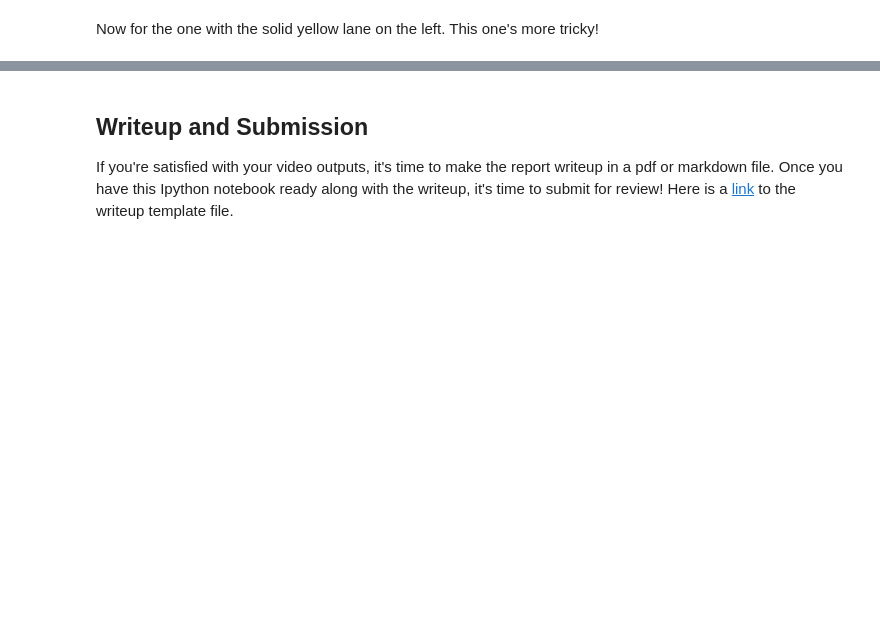
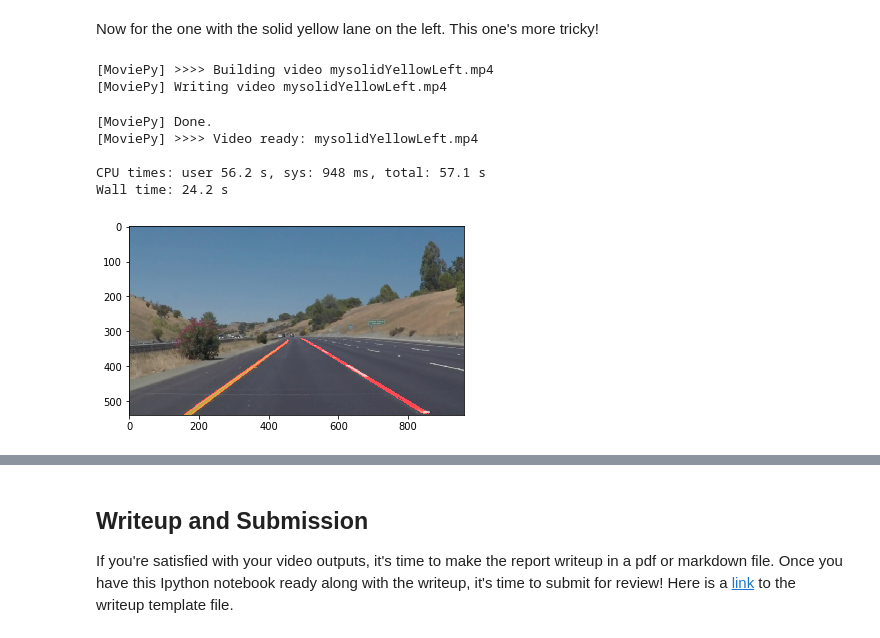
Before and after one commit to sameerppatil/CarND-Lane-Finding, a Jupyter notebook: P1.ipynb, the cells around one changed output, grey strips where cells are left out. Cells and saved outputs as stored; diff of their text form; code cells hidden in the pictures; blank space fills up the shorter version.

```diff
--- a/P1.ipynb
+++ b/P1.ipynb
@@ -293,10 +304,19 @@ HTML("""
 # %% [markdown]
 Now for the one with the solid yellow lane on the left. This one's more tricky!
 # %%
-yellow_output = 'test_videos_output/solidYellowLeft.mp4'
+yellow_output = 'mysolidYellowLeft.mp4'
 clip2 = VideoFileClip('test_videos/solidYellowLeft.mp4')
 yellow_clip = clip2.fl_image(process_image)
 %time yellow_clip.write_videofile(yellow_output, audio=False)
+# %% [output]
+[MoviePy] >>>> Building video mysolidYellowLeft.mp4
+[MoviePy] Writing video mysolidYellowLeft.mp4
+[MoviePy] Done.
+[MoviePy] >>>> Video ready: mysolidYellowLeft.mp4
+
+CPU times: user 56.2 s, sys: 948 ms, total: 57.1 s
+Wall time: 24.2 s
+[figure, added]
 # %%
 HTML("""
 <video width="960" height="540" controls>
```
Also changed, not shown: parts of 7 cells of this notebook.
